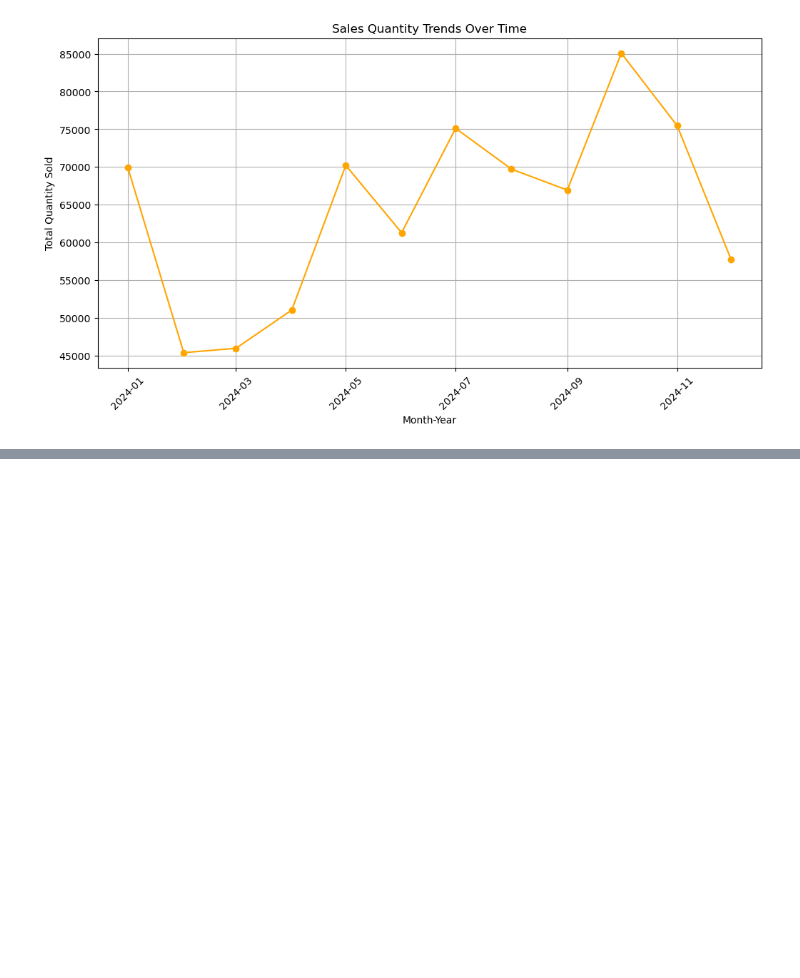
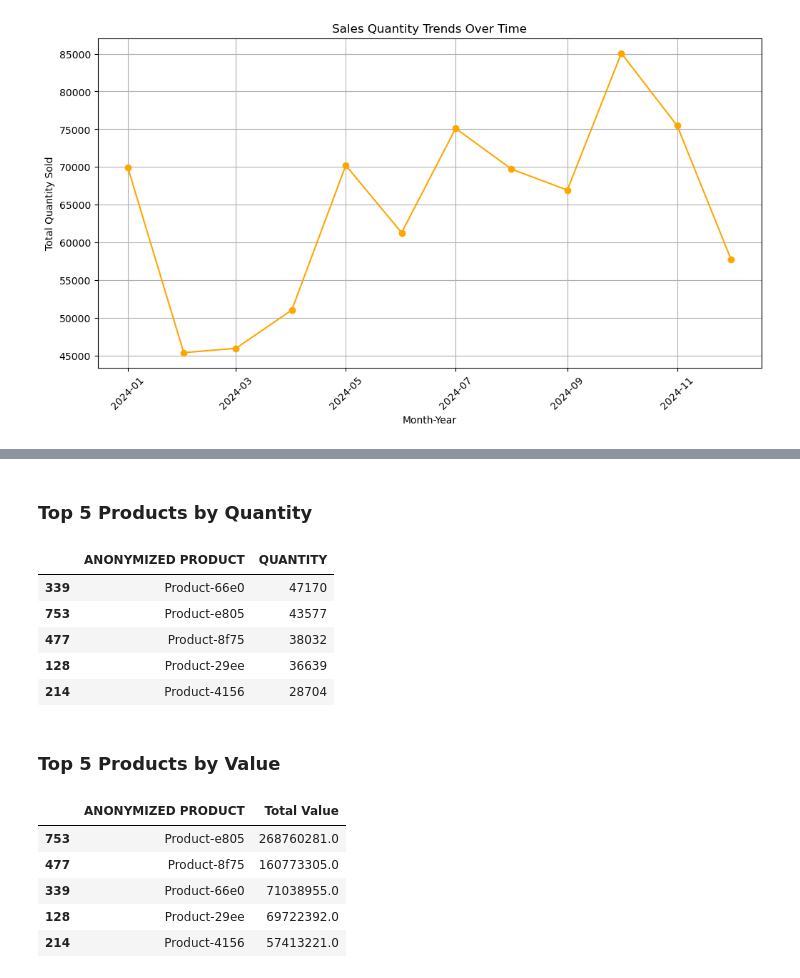
Before and after one commit to mine-martin-12/Data-Analyst-Assessment, a Jupyter notebook: kwanza_tukule_data.ipynb, the cells around one changed output, grey strips where cells are left out. Saved outputs shown, nothing was run; the diff lists cells and outputs as text; code cells hidden in the pictures; blank space fills up the shorter version.

```diff
--- a/kwanza_tukule_data.ipynb
+++ b/kwanza_tukule_data.ipynb
@@ -304,0 +319,31 @@ plt.show()
+# %%
+#top 5 most frequently purchased products (by Quantity)
+top_quantity_products = df.groupby("ANONYMIZED PRODUCT").agg({"QUANTITY": "sum"}).reset_index()
+top_quantity_products = top_quantity_products.sort_values(by="QUANTITY", ascending=False).head(5)
+
+#top 5 most valuable products (by Total Value)
+top_value_products = df.groupby("ANONYMIZED PRODUCT").agg({"Total Value": "sum"}).reset_index()
+top_value_products = top_value_products.sort_values(by="Total Value", ascending=False).head(5)
+
+
+#display the results
+display(HTML("<h3>Top 5 Products by Quantity</h3>"))
+display(top_quantity_products)
+
+display(HTML("<h3>Top 5 Products by Value</h3>"))
+display(top_value_products)
+# %% [output]
+Top 5 Products by Quantity
+|  | ANONYMIZED PRODUCT | QUANTITY |
+| 339 | Product-66e0 | 47170 |
+| 753 | Product-e805 | 43577 |
+| 477 | Product-8f75 | 38032 |
+| 128 | Product-29ee | 36639 |
+| 214 | Product-4156 | 28704 |
+Top 5 Products by Value
+|  | ANONYMIZED PRODUCT | Total Value |
+| 753 | Product-e805 | 268760281.0 |
+| 477 | Product-8f75 | 160773305.0 |
+| 339 | Product-66e0 | 71038955.0 |
+| 128 | Product-29ee | 69722392.0 |
+| 214 | Product-4156 | 57413221.0 |
```
Also changed, not shown: parts of 12 cells of this notebook.
